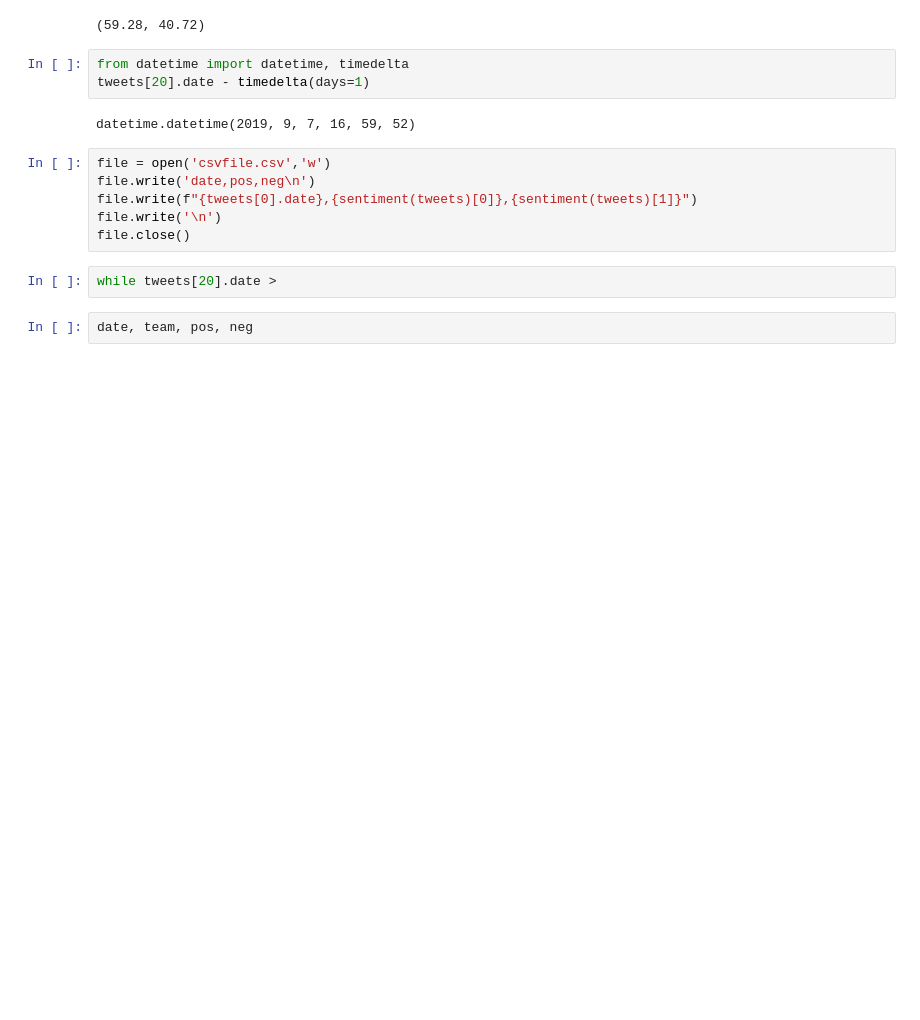
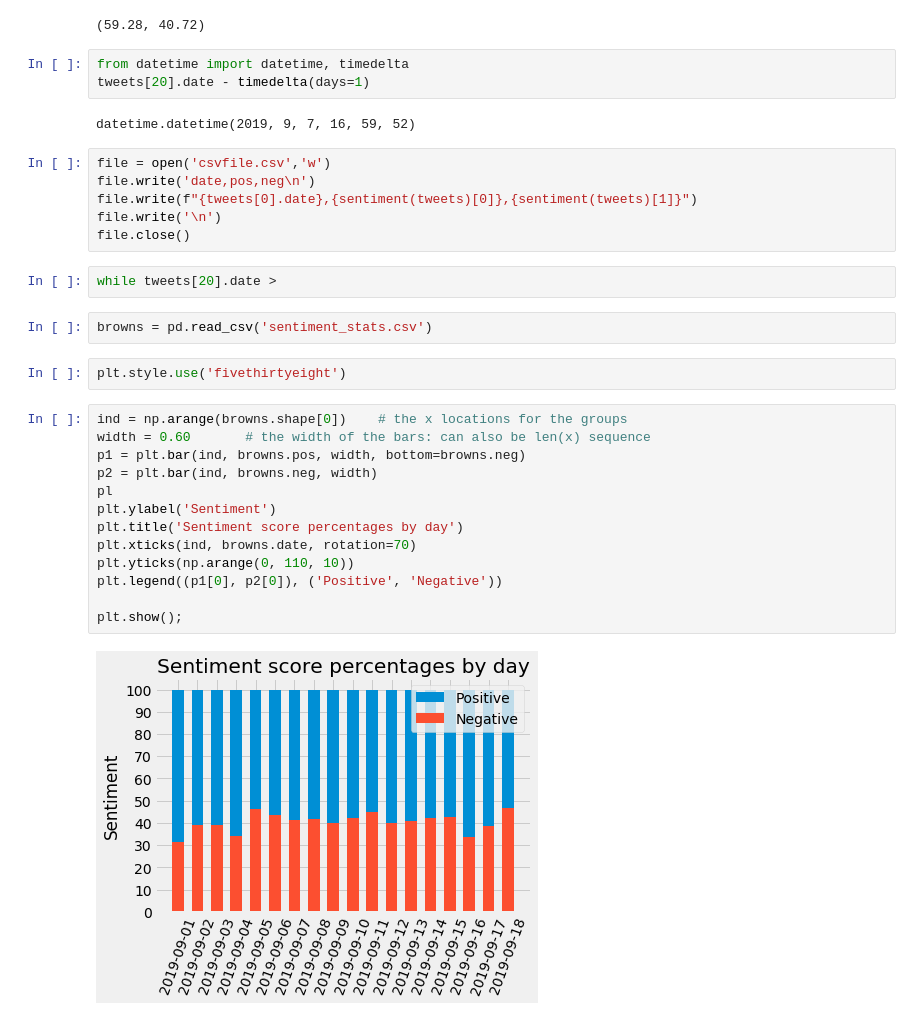
Before and after one commit to jnawjux/nfl_game_sentiment, a Jupyter notebook: process_workbook.ipynb, the cells around one changed output. Saved outputs shown, nothing was run; the diff lists cells and outputs as text; blank space fills up the shorter version.

Commit message:
Create graph for blog

```diff
--- a/process_workbook.ipynb
+++ b/process_workbook.ipynb
@@ -120,5 +122,22 @@ file.write('\n')
 file.close()
 # %%
 while tweets[20].date >
-# %%
-date, team, pos, neg
+# %%
+browns = pd.read_csv('sentiment_stats.csv')
+# %%
+plt.style.use('fivethirtyeight')
+# %%
+ind = np.arange(browns.shape[0])    # the x locations for the groups
+width = 0.60       # the width of the bars: can also be len(x) sequence
+p1 = plt.bar(ind, browns.pos, width, bottom=browns.neg)
+p2 = plt.bar(ind, browns.neg, width)
+pl
+plt.ylabel('Sentiment')
+plt.title('Sentiment score percentages by day')
+plt.xticks(ind, browns.date, rotation=70)
+plt.yticks(np.arange(0, 110, 10))
+plt.legend((p1[0], p2[0]), ('Positive', 'Negative'))
+
+plt.show();
+# %% [output]
+[figure, added]
```
Also changed, not shown: parts of 2 cells of this notebook.
